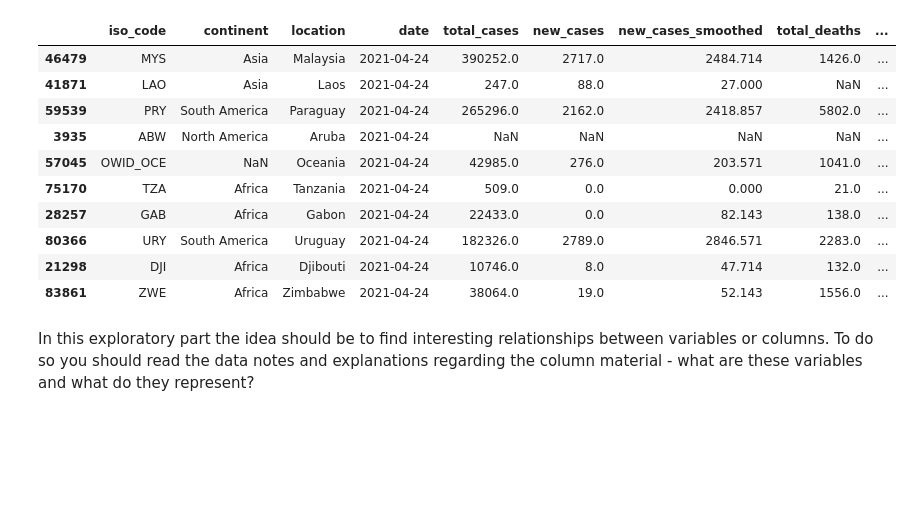
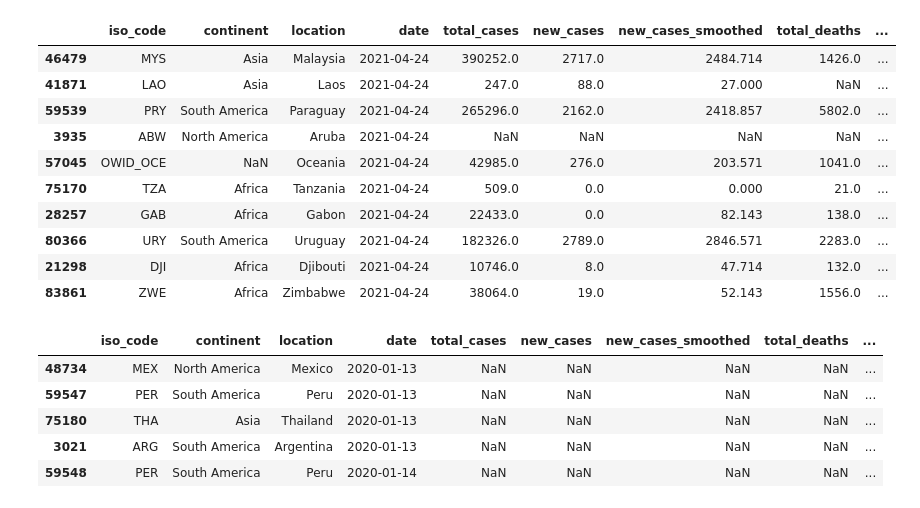
Before and after one commit to shuang1330/aiHackCovid, a Jupyter notebook: nb_versions/trifecta_notebooks/first.ipynb, the cells around one changed output. Saved outputs shown, nothing was run; the diff lists cells and outputs as text; code cells hidden in the pictures; blank space fills up the shorter version.

```diff
--- a/nb_versions/trifecta_notebooks/first.ipynb
+++ b/nb_versions/trifecta_notebooks/first.ipynb
@@ -4,7 +16,7 @@
 # %%
-# !pip install numpy pandas matplotlib ipywidgets
-
-import os
 import pandas as pd
 
-owid_covid_data = pd.read_csv(r"../../data/owid-covid-data.csv")
+data = pd.read_csv(r"../../data/owid-covid-data.csv")
+
+# Checking table columns and data points
+data.info()
@@ -35,4 +60,2 @@ We can see that 'Date' is not of Datetype. It will probably be very useful to us
 # %%
-df = owid_covid_data.sort_values('date', ascending=True)
-df['date'] = pd.to_datetime(df['date'], format = '%Y-%m-%d')
-df.info()
+data['date'] = pd.to_datetime(data['date'], format = '%Y-%m-%d')
@@ -58,0 +65,3 @@ memory usage: 38.4+ MB
+# %%
+# Note: `date` is the name of the column being sorted on.
+data = data.sort_values('date', ascending=True)
@@ -76,4 +87 @@ df.head(10)
-# %%
-# Make jupyter show all the columns of the dataframe
-pd.set_option('display.max_columns', None)
 # %%
@@ -91,5 +99,13 @@ df.tail(10)
 | 80366 | URY | South America | Uruguay | 2021-04-24 | 182326.0 | 2789.0 | 2846.571 | 2283.0 | ... |
 | 21298 | DJI | Africa | Djibouti | 2021-04-24 | 10746.0 | 8.0 | 47.714 | 132.0 | ... |
 | 83861 | ZWE | Africa | Zimbabwe | 2021-04-24 | 38064.0 | 19.0 | 52.143 | 1556.0 | ... |
-# %% [markdown]
-In this exploratory part the idea should be to find interesting relationships between variables or columns. To do so you should read the data notes and explanations regarding the column material - what are these variables and what do they represent?
+# %%
+# Array slicing also works - this shows rows 40 up to (not including) 45.
+data[40:45]
+# %% [output]
+|  | iso_code | continent | location | date | total_cases | new_cases | new_cases_smoothed | total_deaths | ... |
+| 48734 | MEX | North America | Mexico | 2020-01-13 | NaN | NaN | NaN | NaN | ... |
+| 59547 | PER | South America | Peru | 2020-01-13 | NaN | NaN | NaN | NaN | ... |
+| 75180 | THA | Asia | Thailand | 2020-01-13 | NaN | NaN | NaN | NaN | ... |
+| 3021 | ARG | South America | Argentina | 2020-01-13 | NaN | NaN | NaN | NaN | ... |
+| 59548 | PER | South America | Peru | 2020-01-14 | NaN | NaN | NaN | NaN | ... |
```
Also changed, not shown: parts of 13 cells of this notebook.
